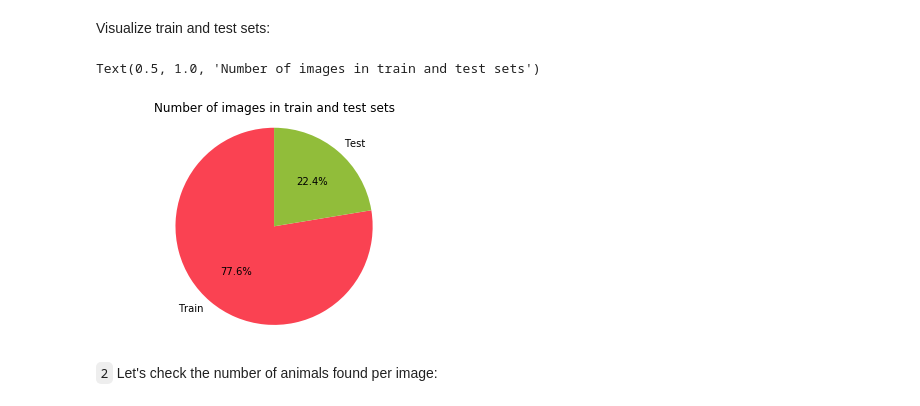
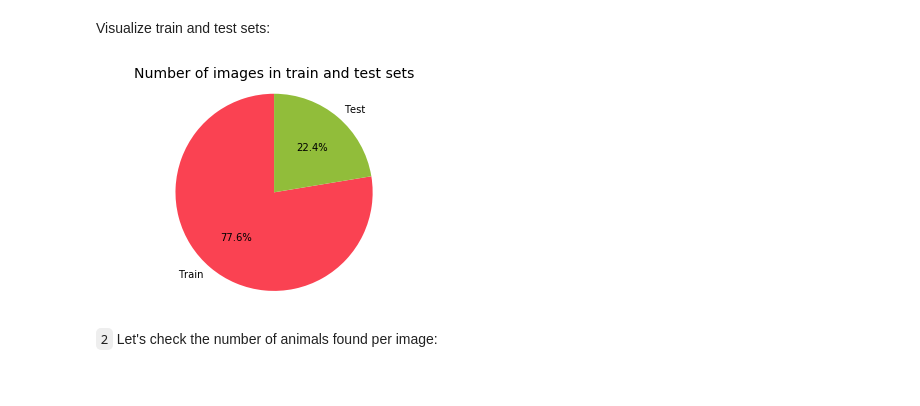
Before and after one commit to Lexie88rus/iWildCam, a Jupyter notebook: iwildcam-eda.ipynb, the cells around one changed output. Cells and saved outputs as stored; diff of their text form; code cells hidden in the pictures.

```diff
--- a/iwildcam-eda.ipynb
+++ b/iwildcam-eda.ipynb
@@ -103,11 +106,11 @@ Visualize train and test sets:
 # %%
 plt.pie([train_annotations.image_id.nunique(), test_images.file_name.nunique()], labels=['Train', 'Test'], autopct='%1.1f%%',
            startangle=90, colors=['#fa4252', '#91bd3a'])
 plt.axis('equal')
-plt.title('Number of images in train and test sets')
+plt.title('Number of images in train and test sets', fontsize=14)
+plt.show()
 # %% [output]
-Text(0.5, 1.0, 'Number of images in train and test sets')
-[figure, old version]
+[figure, new version]
 # %% [markdown]
 `2` Let's check the number of animals found per image:
 # %%
```
Also changed, not shown: parts of 33 cells of this notebook.
